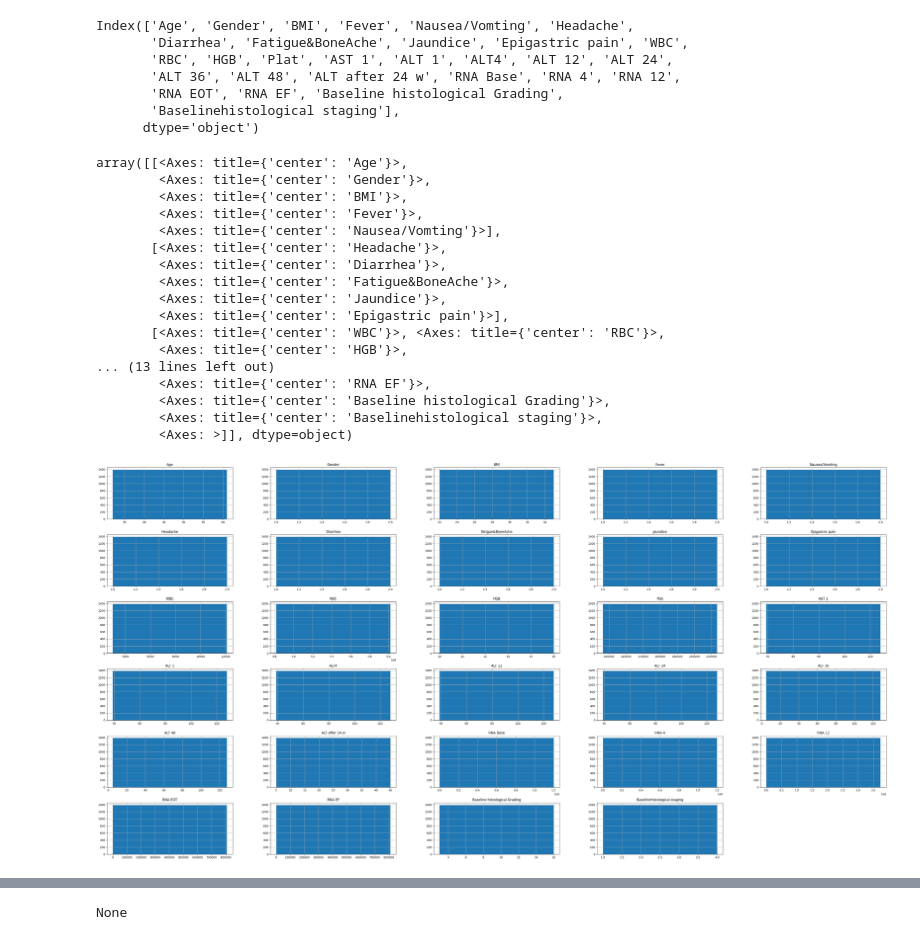
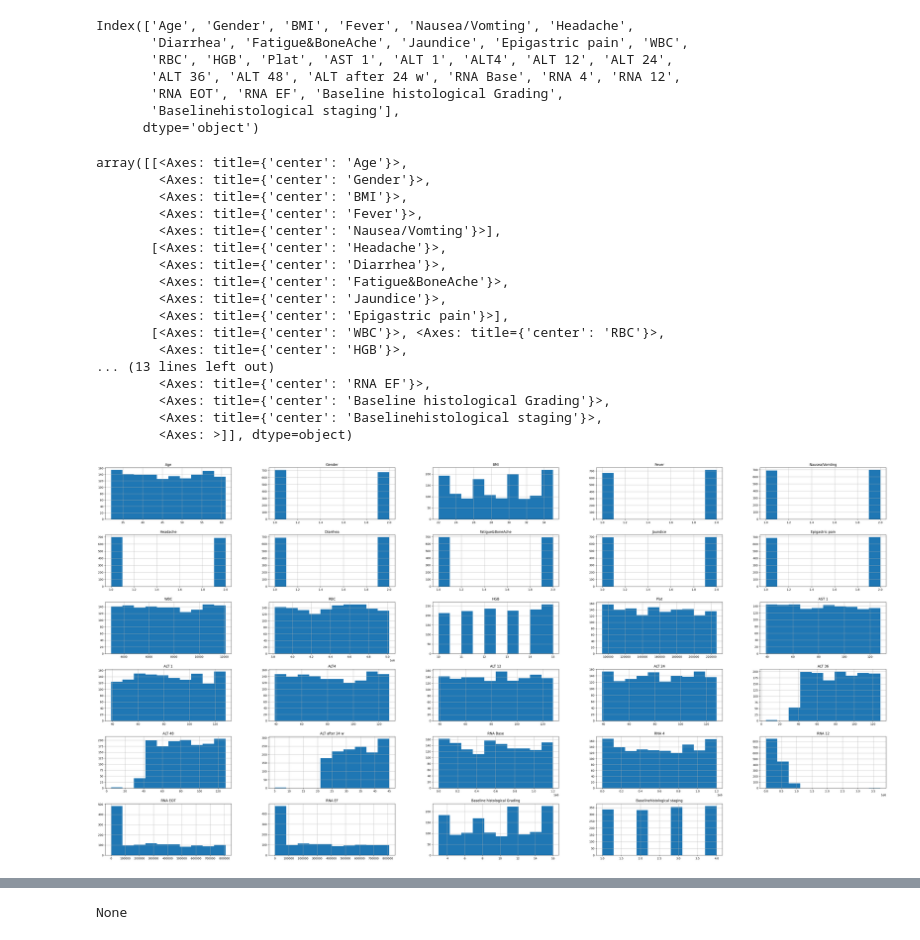
Before and after one commit to wlcmtunknwndth/HSE_works, a Jupyter notebook: Ananlysis.ipynb, the cells around one changed output, grey strips where cells are left out. Drawn from its saved outputs; the diff is of its cells as text; code cells hidden in the pictures.

Commit message:
added plots

```diff
--- a/Ananlysis.ipynb
+++ b/Ananlysis.ipynb
@@ -46,26 +46,26 @@ Index(['Age', 'Gender', 'BMI', 'Fever', 'Nausea/Vomting', 'Headache',
        'Baselinehistological staging'],
       dtype='object')
 # %%
-df.hist(figsize = (50, 25), bins = 1)
+df.hist(figsize = (50, 25), bins = 10)
 # %% [output]
 array([[<Axes: title={'center': 'Age'}>,
         <Axes: title={'center': 'Gender'}>,
         <Axes: title={'center': 'BMI'}>,
         <Axes: title={'center': 'Fever'}>,
         <Axes: title={'center': 'Nausea/Vomting'}>],
        [<Axes: title={'center': 'Headache'}>,
         <Axes: title={'center': 'Diarrhea'}>,
         <Axes: title={'center': 'Fatigue&BoneAche'}>,
         <Axes: title={'center': 'Jaundice'}>,
         <Axes: title={'center': 'Epigastric pain'}>],
        [<Axes: title={'center': 'WBC'}>, <Axes: title={'center': 'RBC'}>,
         <Axes: title={'center': 'HGB'}>,
 ... (13 lines left out)
         <Axes: title={'center': 'RNA EF'}>,
         <Axes: title={'center': 'Baseline histological Grading'}>,
         <Axes: title={'center': 'Baselinehistological staging'}>,
         <Axes: >]], dtype=object)
-[figure, old version]
+[figure, new version]
 # %%
 df.info()
 # %% [output]
```
Also changed, not shown: parts of 13 cells of this notebook.
